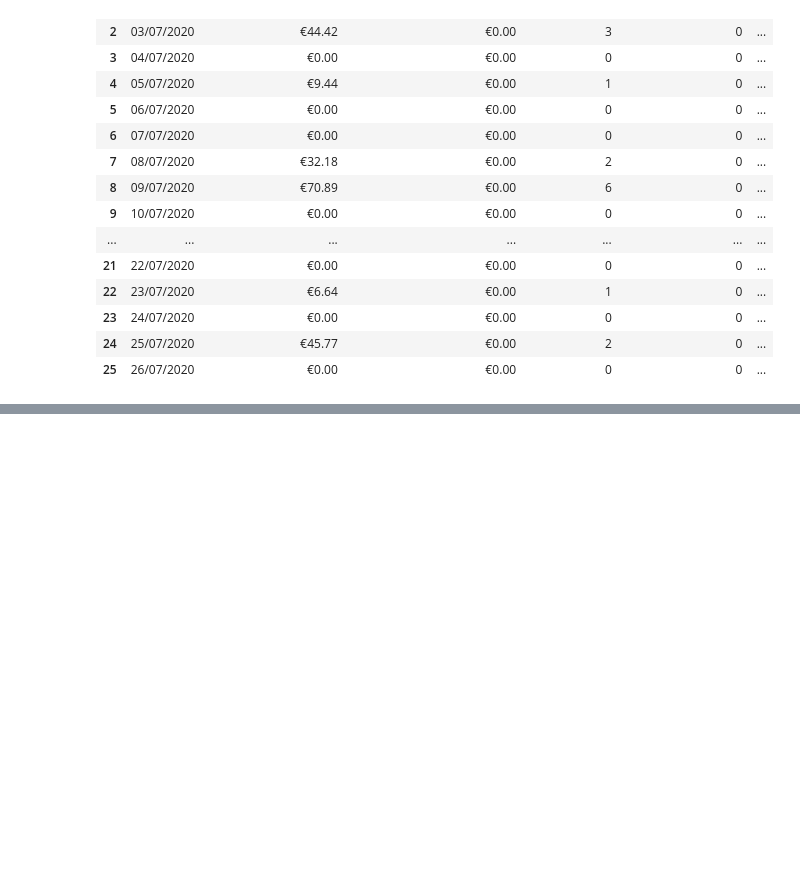
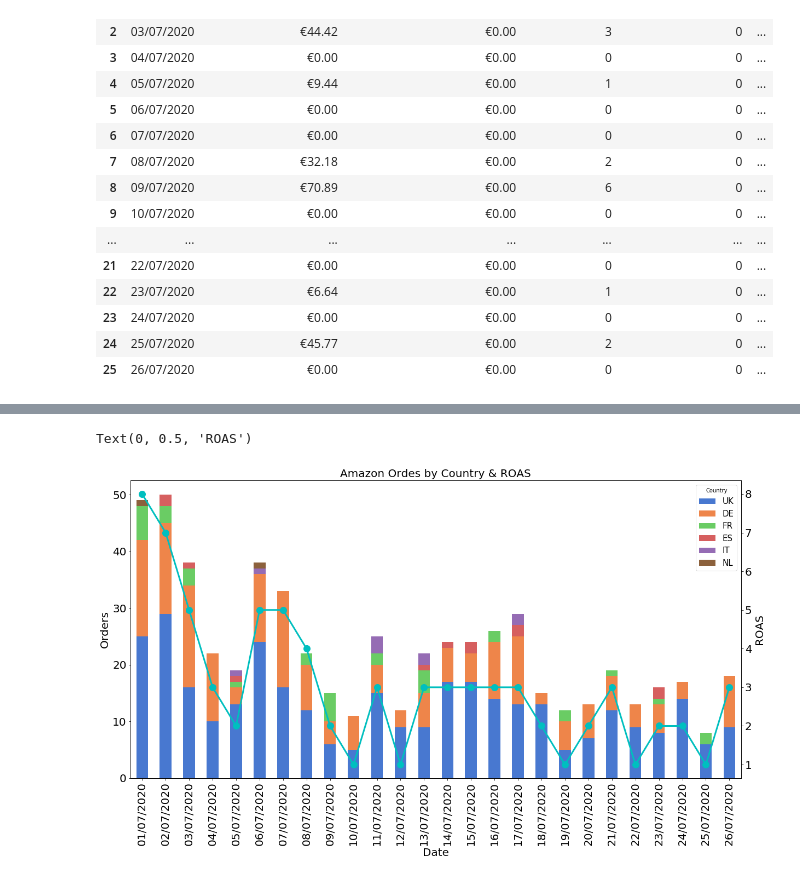
Before and after one commit to JoannaKang/kakao-commerce-data-analysis, a Jupyter notebook: Kakao_dashboard_Amazon.ipynb, the cells around one changed output, grey strips where cells are left out. Drawn from its saved outputs; the diff is of its cells as text; code cells hidden in the pictures; blank space fills up the shorter version.

```diff
--- a/Kakao_dashboard_Amazon.ipynb
+++ b/Kakao_dashboard_Amazon.ipynb
@@ -143,5 +104,4 @@ Session_country
 # %%
 orders_country = pd.pivot_table(business_report_ALL, index = 'Date', columns='Country', values = 'Total Order Items', aggfunc = np.sum, margins= False)
 orders_country = orders_country[country_list]
-#orders_country =  orders_country.iloc[:len(orders_country.index)-1]
-orders_country.fillna(0)
+orders_country = orders_country.fillna(0)
@@ -296,3 +188,18 @@ ValueError: DateFormatter found a value of x=0, which is an illegal date; this u
+# %%
+ax = orders_country.plot.bar(stacked=True, color=sns.color_palette("muted"))
+ax2 = ax.twinx()
+ax2.plot(amazon_merge['roas'].values, marker = 'o', linestyle = '-', color='c', linewidth = 3, markersize = 12)
+
+plt.title('Amazon Ordes by Country & ROAS', fontsize = 20)
+# plt.rc('xtick',labelsize=20)
+# plt.rc('ytick',labelsize=20)
+plt.xticks(fontsize = 15)
+ax.set_xlabel('Date', fontsize=20)
+ax.set_ylabel('Orders', fontsize =20)
+ax2.set_ylabel('ROAS', fontsize= 20)
+# %% [output]
+Text(0, 0.5, 'ROAS')
+[figure, added]
 # %%
 plt.rcParams['figure.figsize'] = [20, 10]
 
```
Also changed, not shown: parts of 12 cells of this notebook.
